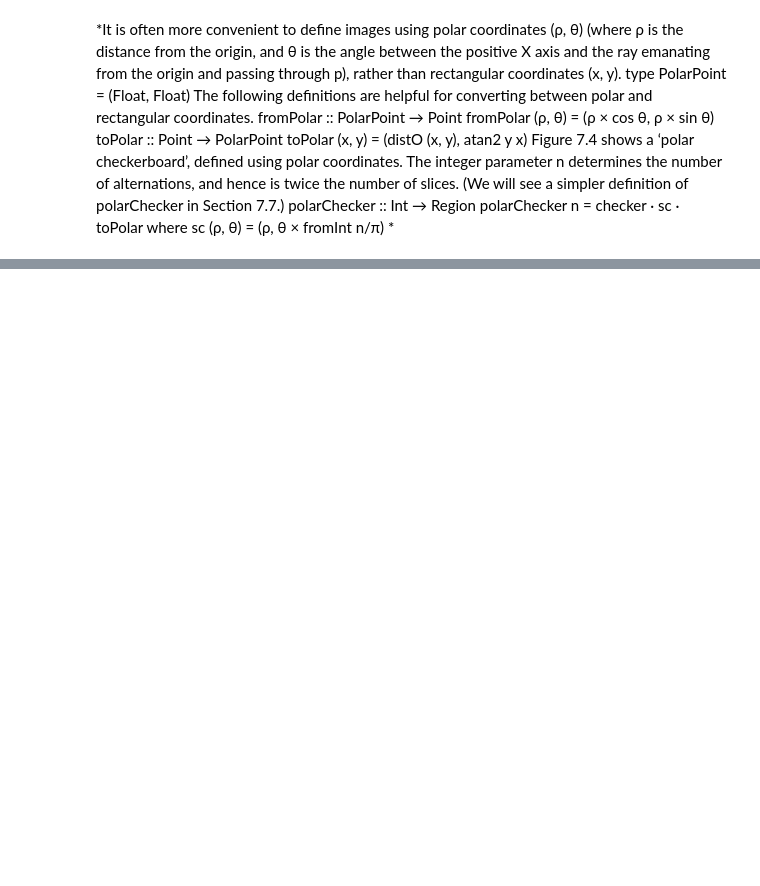
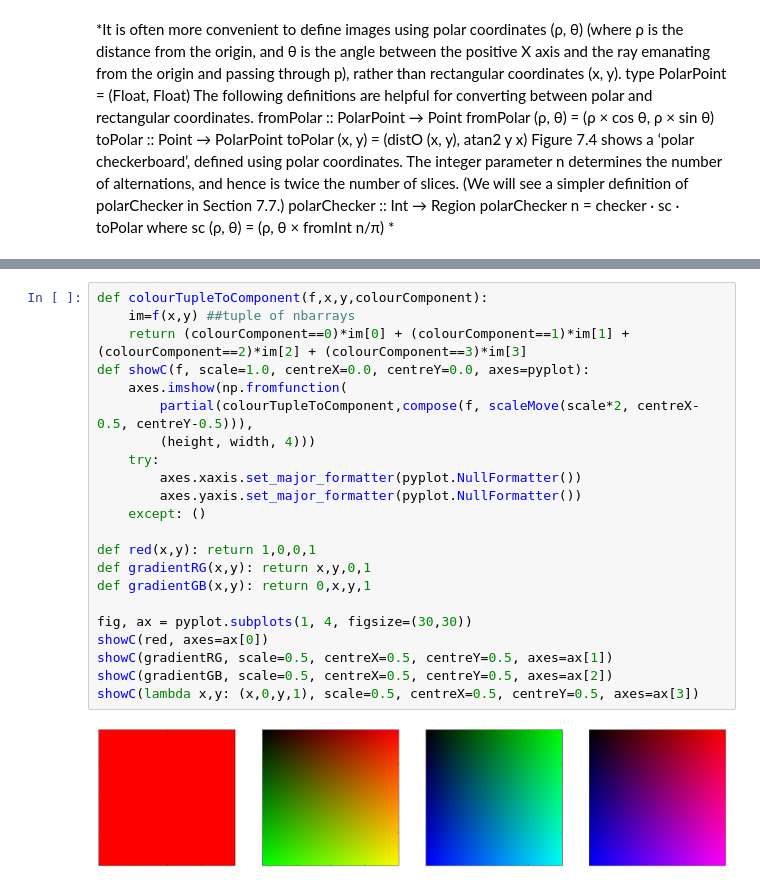
Before and after one commit to terryspitz/ipython_notebooks, a Jupyter notebook: Pan - Functional Images.ipynb, the cells around one changed output, grey strips where cells are left out. Saved outputs shown, nothing was run; the diff lists cells and outputs as text; blank space fills up the shorter version.

Commit message:
strip axes, add colour, swirl

```diff
--- a/Pan - Functional Images.ipynb
+++ b/Pan - Functional Images.ipynb
@@ -137,0 +154,24 @@ show(polarChecker(10), scale=5)
+# %%
+def colourTupleToComponent(f,x,y,colourComponent):
+    im=f(x,y) ##tuple of nbarrays
+    return (colourComponent==0)*im[0] + (colourComponent==1)*im[1] + (colourComponent==2)*im[2] + (colourComponent==3)*im[3]
+def showC(f, scale=1.0, centreX=0.0, centreY=0.0, axes=pyplot):
+    axes.imshow(np.fromfunction(
+        partial(colourTupleToComponent,compose(f, scaleMove(scale*2, centreX-0.5, centreY-0.5))),
+        (height, width, 4)))
+    try:
+        axes.xaxis.set_major_formatter(pyplot.NullFormatter())
+        axes.yaxis.set_major_formatter(pyplot.NullFormatter())
+    except: ()
+
+def red(x,y): return 1,0,0,1
+def gradientRG(x,y): return x,y,0,1
+def gradientGB(x,y): return 0,x,y,1
+
+fig, ax = pyplot.subplots(1, 4, figsize=(30,30))
+showC(red, axes=ax[0])
+showC(gradientRG, scale=0.5, centreX=0.5, centreY=0.5, axes=ax[1])
+showC(gradientGB, scale=0.5, centreX=0.5, centreY=0.5, axes=ax[2])
+showC(lambda x,y: (x,0,y,1), scale=0.5, centreX=0.5, centreY=0.5, axes=ax[3])
+# %% [output]
+[figure, added]
```
Also changed, not shown: parts of 21 cells of this notebook, 1 other file.
